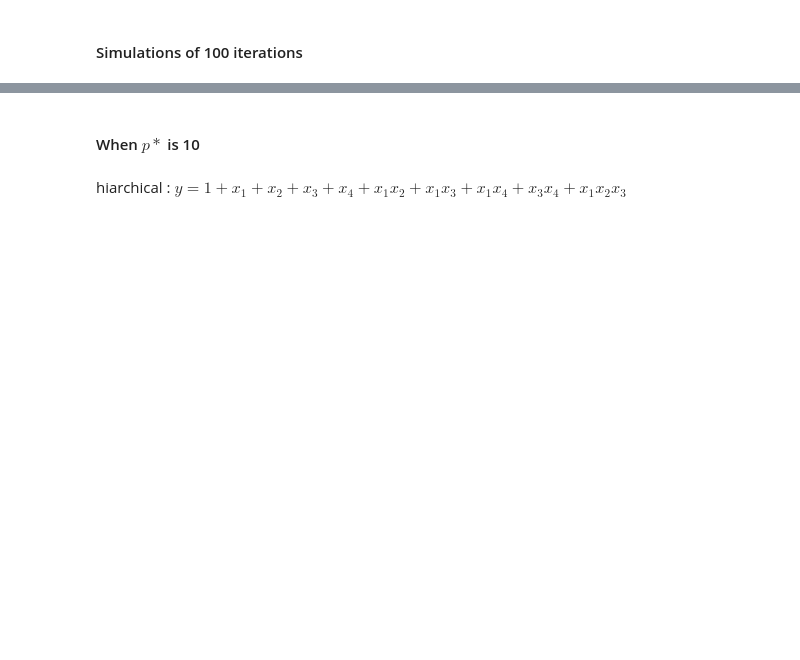
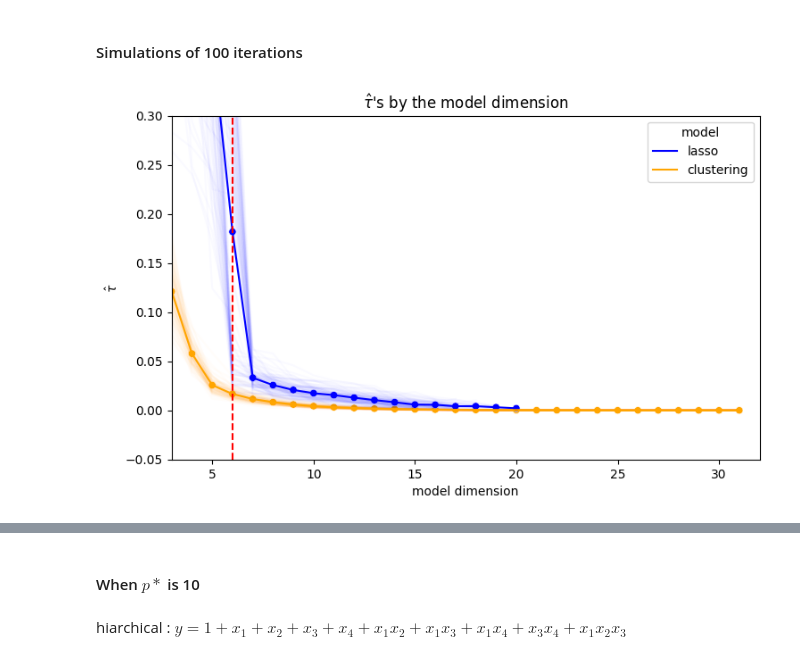
Before and after one commit to leeparkuky/barcode, a Jupyter notebook: chapter_2_simulation/lasso_clustering_simulation.ipynb, the cells around one changed output, grey strips where cells are left out. Cells and saved outputs as stored; diff of their text form; code cells hidden in the pictures; blank space fills up the shorter version.

```diff
--- a/chapter_2_simulation/lasso_clustering_simulation.ipynb
+++ b/chapter_2_simulation/lasso_clustering_simulation.ipynb
@@ -653,16 +653,19 @@ def gen_cluster_output(X, y, true_beta):
     tau_estimates = []
     true_distance = []
     false_distance = []
+    coef_estimates = []
     for k in num_clusters:
         tau_est = tau(df.shape[0], 2**5, k, clustering.estimator.score, clustering.metric_after_clustering(num_clusters = k))
         tau_estimates.append(tau_est.tau_est)
-        true_pred = clustering.get_projected_beta_hat(k)[true_beta_coef]
-        false_pred = clustering.get_projected_beta_hat(k)[~true_beta_coef]
+        beta_estimates = clustering.get_projected_beta_hat(k)
+        coef_estimates.append(beta_estimates)
+        true_pred = beta_estimates[true_beta_coef]
+        false_pred = beta_estimates[~true_beta_coef]
 
         true_distance.append(euclidean([1 for _ in range(6)], true_pred))
         false_distance.append(euclidean([0 for _ in range(26)], false_pred))
 
-    tau_output = pd.DataFrame(zip(num_clusters, tau_estimates, true_distance, false_distance), columns = ['model dimension','tau estimates', 'd(true, prediction) where true coefficients are 1', 'd(true, prediction) where true coefficients are 0'])
+    tau_output = pd.DataFrame(zip(num_clusters, tau_estimates, true_distance, false_distance, coef_estimates), columns = ['model dimension','tau estimates', 'd(true, prediction) where true coefficients are 1', 'd(true, prediction) where true coefficients are 0', 'coef_est'])
     tau_output['model'] = 'clustering'
 
     return tau_output, true_beta_coef
@@ -679,6 +682,7 @@ def gen_lasso_output(X, y, true_beta_coef):
     alphas = []
     true_distance = []
     false_distance = []
+    lasso_coef_estimates = []
 
     while d_f > 2:
         alpha += 0.001
@@ -688,6 +692,7 @@ def gen_lasso_output(X, y, true_beta_coef):
         d_f = np.where(lasso_coef > 0.00001, 1, 0).sum()
         tau_est = tau(X_full.shape[0], 2**5, d_f, org_score, lasso.score(X_full, y))
         if (d_f not in degrees_of_freedom) & (d_f < 32):
+            lasso_coef_estimates.append(lasso_coef)
             degrees_of_freedom.append(d_f)
             tau_estimates.append(tau_est)
             alphas.append(round(alpha, 3))
@@ -695,7 +700,7 @@ def gen_lasso_output(X, y, true_beta_coef):
             true_pred = lasso_coef[true_beta_coef]
             false_distance.append(euclidean([0 for _ in range(26)], false_pred))
             true_distance.append(euclidean([1 for _ in range(6)], true_pred))
-    tau_output_lasso = pd.DataFrame(zip(degrees_of_freedom, [x.tau_est for x in tau_estimates], true_distance, false_distance), columns = ['model dimension','tau estimates', 'd(true, prediction) where true coefficients are 1', 'd(true, prediction) where true coefficients are 0'])
+    tau_output_lasso = pd.DataFrame(zip(degrees_of_freedom, [x.tau_est for x in tau_estimates], true_distance, false_distance, lasso_coef_estimates), columns = ['model dimension','tau estimates', 'd(true, prediction) where true coefficients are 1', 'd(true, prediction) where true coefficients are 0', 'coef_est'], )
     tau_output_lasso['model'] = 'lasso'
 
     return tau_output_lasso
@@ -717,3 +735,26 @@ results = Parallel(n_jobs=-1)(delayed(simulation)(true_beta) for _ in tqdm(range
 # %%
 for i, result in enumerate(results):
     result['iteration'] = i
+# %%
+final_result = pd.concat(results)
+final_result_means = final_result.groupby(['model dimension','model']).agg({'tau estimates': np.mean,
+                                                          'd(true, prediction) where true coefficients are 1': np.mean,
+                                                          'd(true, prediction) where true coefficients are 0':np.mean}).reset_index()
+# %%
+fig, ax = plt.subplots(1, 1, figsize = (8.5, 5))
+x_var = 'model dimension'
+y_var = 'tau estimates'
+for i in range(100):
+    sns.lineplot(data = final_result.loc[final_result.iteration.eq(i)&final_result.model.eq("clustering")], x = x_var, y = y_var, color = 'orange', alpha = .02, ax = ax)
+    sns.lineplot(data = final_result.loc[final_result.iteration.eq(i)&final_result.model.eq("lasso")], x = x_var, y = y_var,  color = 'blue', alpha = .02, ax = ax)
+sns.lineplot(data = final_result_means, x = x_var, y = y_var,  hue = 'model', ax = ax,  palette=['blue', 'orange'])
+sns.scatterplot(data = final_result_means, x = x_var, y = y_var,  hue = 'model', ax = ax, legend = False,  palette=['blue', 'orange'])
+
+ax.vlines(x = 6, ymin =-.05, ymax = 1, color = 'red', linestyles='--')
+ax.set_xlim(3, 32)
+ax.set_ylim(-0.05, 0.3)
+ax.set_ylabel(r'$\hat{\tau}$')
+ax.set_title(r"$\hat{\tau}$'s by the model dimension")
+fig.savefig('tau_estimate_lasso_cluster_dim_6.png')
+# %% [output]
+[figure, added]
```
Also changed, not shown: parts of 20 cells of this notebook, 15 other files.
